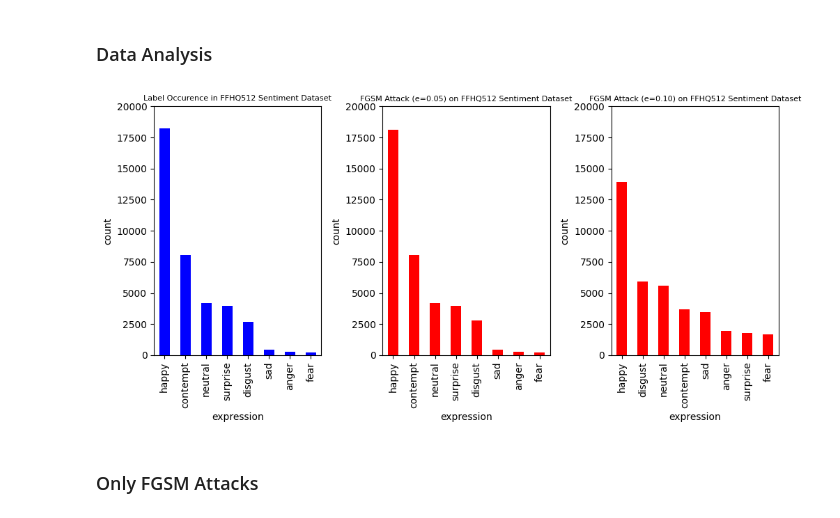
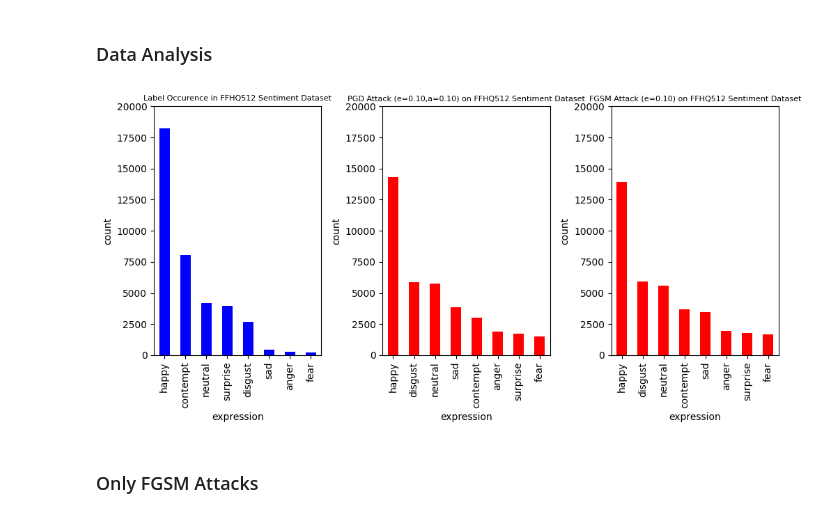
Before and after one commit to hassledw/StyleCLIP_Defense, a Jupyter notebook: ViTClassifier.ipynb, the cells around one changed output. Saved outputs shown, nothing was run; the diff lists cells and outputs as text; code cells hidden in the pictures.

```diff
--- a/ViTClassifier.ipynb
+++ b/ViTClassifier.ipynb
@@ -188,33 +189,33 @@ def run_attack(attack, filename):
 # %%
 plt.figure(figsize=(10,5))
 # xaxis_order = ["happy", "contempt", "surprise", "neutral", "disgust", "sad", "anger", "fear"]
 plt.subplot(1, 3, 1)
 data = pd.read_csv("./FFHQ512-Labeled/FFHQ-512-labeled.csv")
 counts = data["expression"].value_counts()
 counts.plot(kind="bar", color="blue")
 plt.ylim(0, 20000)
 plt.title("Label Occurence in FFHQ512 Sentiment Dataset", fontsize=8)
 plt.ylabel("count")
 
 plt.subplot(1, 3, 2)
-data_adv = pd.read_csv("./FFHQ512-Labeled/FFHQ-512-FGSM-05.csv")
+data_adv = pd.read_csv("./FFHQ512-Labeled/FFHQ-512-PGD-10-10.csv")
 counts_adv = data_adv["expression"].value_counts()
 counts_adv.plot(kind="bar", color="red")
 plt.ylim(0, 20000)
-plt.title("FGSM Attack (e=0.05) on FFHQ512 Sentiment Dataset", fontsize=8)
+plt.title("PGD Attack (e=0.10,a=0.10) on FFHQ512 Sentiment Dataset", fontsize=8)
 plt.ylabel("count")
 
 plt.subplot(1, 3, 3)
 data_adv_2 = pd.read_csv("./FFHQ512-Labeled/FFHQ-512-FGSM-10.csv")
 counts_adv_2 = data_adv_2["expression"].value_counts()
 # sns.barplot(x='expression', data=data_adv_2, order=xaxis_order, color="blue")
 counts_adv_2.plot(kind="bar", color="red")
 plt.ylim(0, 20000)
 plt.title("FGSM Attack (e=0.10) on FFHQ512 Sentiment Dataset", fontsize=8)
 plt.ylabel("count")
 plt.tight_layout()
 # %% [output]
-[figure, old version]
+[figure, new version]
 # %% [markdown]
 ### Only FGSM Attacks
 # %%
```
Also changed, not shown: parts of 4 cells of this notebook, 8 other files.
